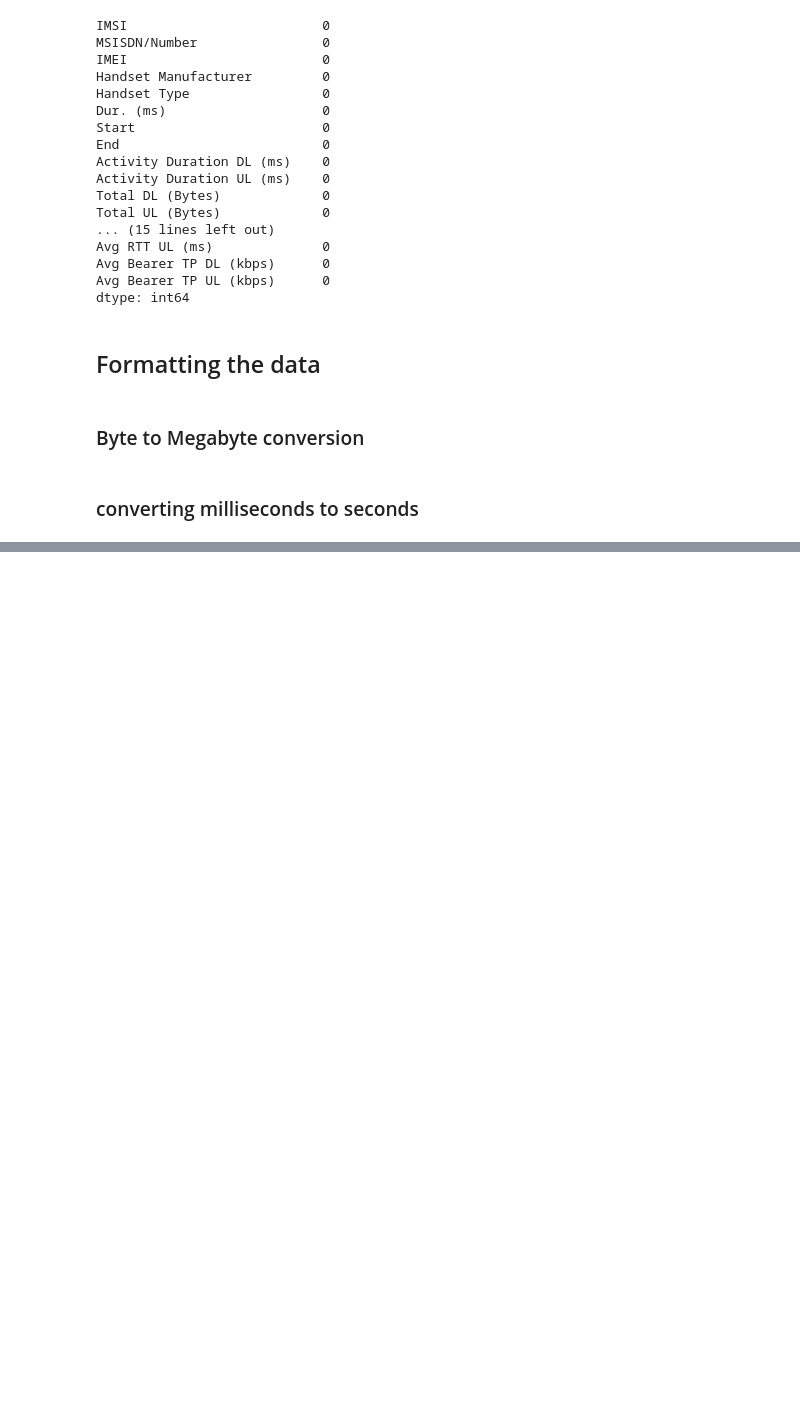
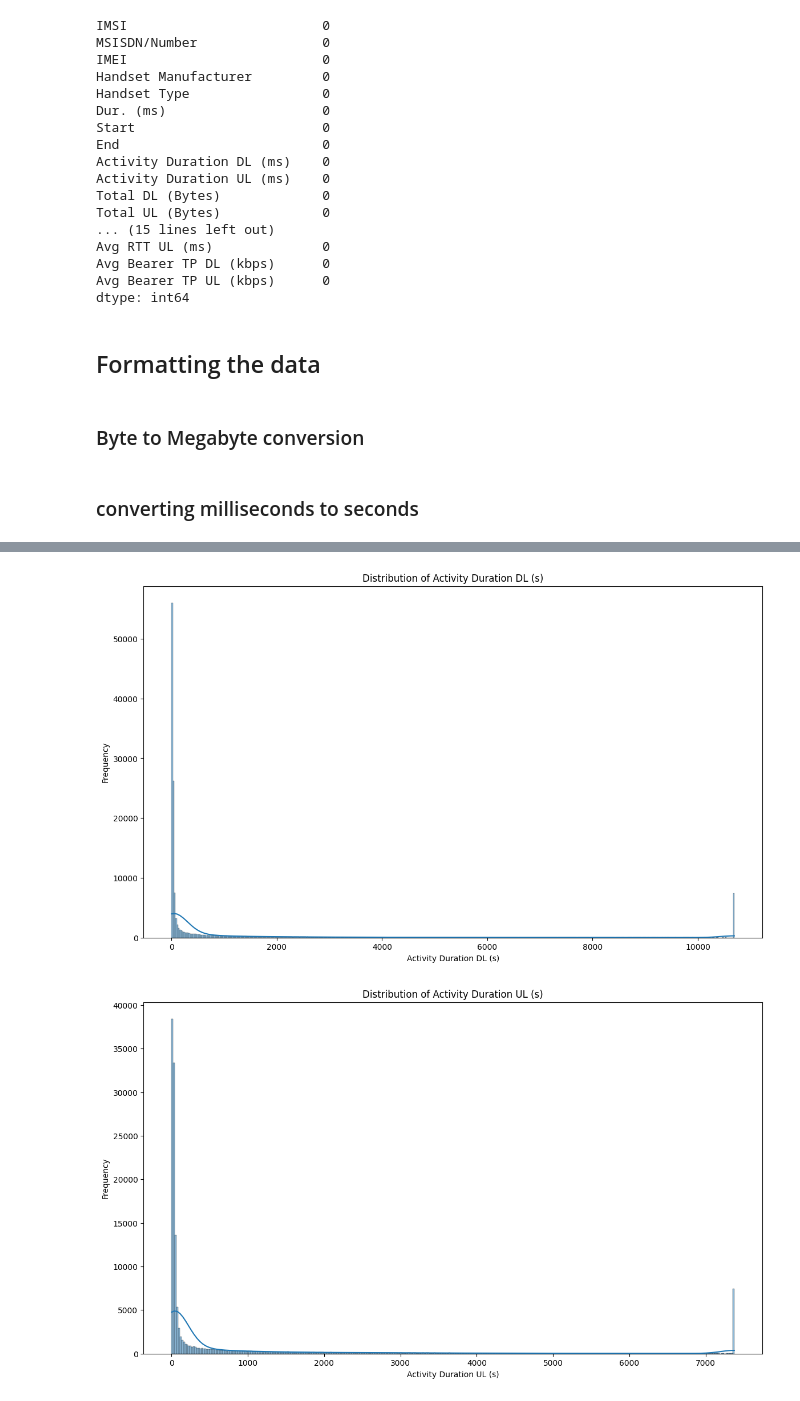
Before and after one commit to Alpha-Mintamir/Telecom-Business-Analyzer, a Jupyter notebook: notebooks/User Overview Analysis.ipynb, the cells around one changed output, grey strips where cells are left out. Drawn from its saved outputs; the diff is of its cells as text; code cells hidden in the pictures; blank space fills up the shorter version.

```diff
--- a/notebooks/User Overview Analysis.ipynb
+++ b/notebooks/User Overview Analysis.ipynb
@@ -208,0 +228,11 @@ df_user_overview.head(5)
+# %%
+for column in ['Activity Duration DL (s)', 'Activity Duration UL (s)', 'Total DL (Megabytes)', 'Total UL (Megabytes)']:
+    plt.figure(figsize=(14, 8))
+    sns.histplot(df_user_overview[column], kde=True)
+    plt.title(f'Distribution of {column}')
+    plt.xlabel(column)
+    plt.ylabel('Frequency')
+    plt.show()
+# %% [output]
+[figure, added]
+[figure, added]
```
Also changed, not shown: parts of 33 cells of this notebook.
